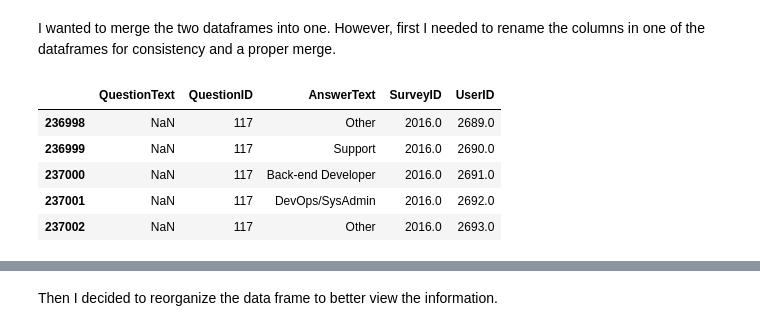
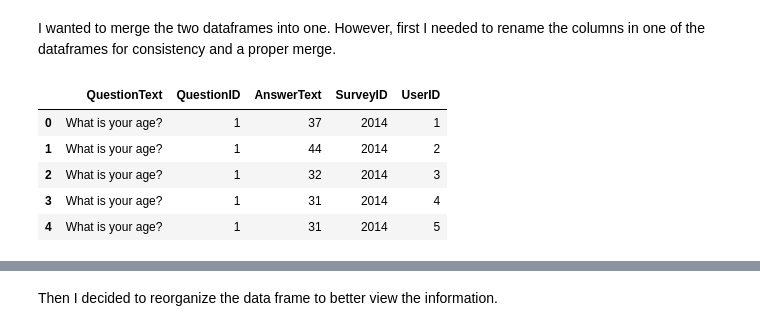
Before and after one commit to laurmarshall/Burnout-In-Tech, a Jupyter notebook: eda.ipynb, the cells around one changed output, grey strips where cells are left out. Cells and saved outputs as stored; diff of their text form; code cells hidden in the pictures.

```diff
--- a/eda.ipynb
+++ b/eda.ipynb
@@ -132,13 +132,12 @@ I wanted to merge the two dataframes into one. However, first I needed to rename
 # %%
 question_df = question_df.rename(columns={"questiontext": "QuestionText", "questionid": "QuestionID"})
 # %%
-merged_df = pd.concat([question_df, answer_df], ignore_index = True, join= 'outer')
+merged_df = question_df.merge(right = answer_df, how = 'outer', on = 'QuestionID')
 merged_df.head()
-merged_df.tail()
 # %% [output]
 |  | QuestionText | QuestionID | AnswerText | SurveyID | UserID |
-| 236998 | NaN | 117 | Other | 2016.0 | 2689.0 |
-| 236999 | NaN | 117 | Support | 2016.0 | 2690.0 |
-| 237000 | NaN | 117 | Back-end Developer | 2016.0 | 2691.0 |
-| 237001 | NaN | 117 | DevOps/SysAdmin | 2016.0 | 2692.0 |
-| 237002 | NaN | 117 | Other | 2016.0 | 2693.0 |
+| 0 | What is your age? | 1 | 37 | 2014 | 1 |
+| 1 | What is your age? | 1 | 44 | 2014 | 2 |
+| 2 | What is your age? | 1 | 32 | 2014 | 3 |
+| 3 | What is your age? | 1 | 31 | 2014 | 4 |
+| 4 | What is your age? | 1 | 31 | 2014 | 5 |
```
Also changed, not shown: parts of 8 cells of this notebook.
